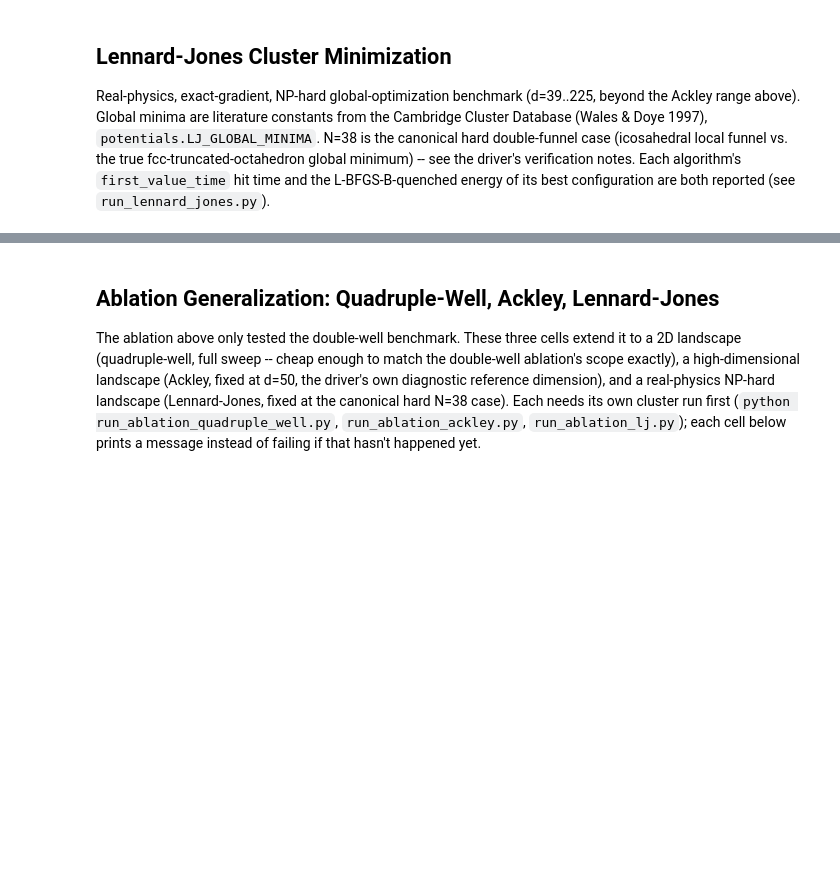
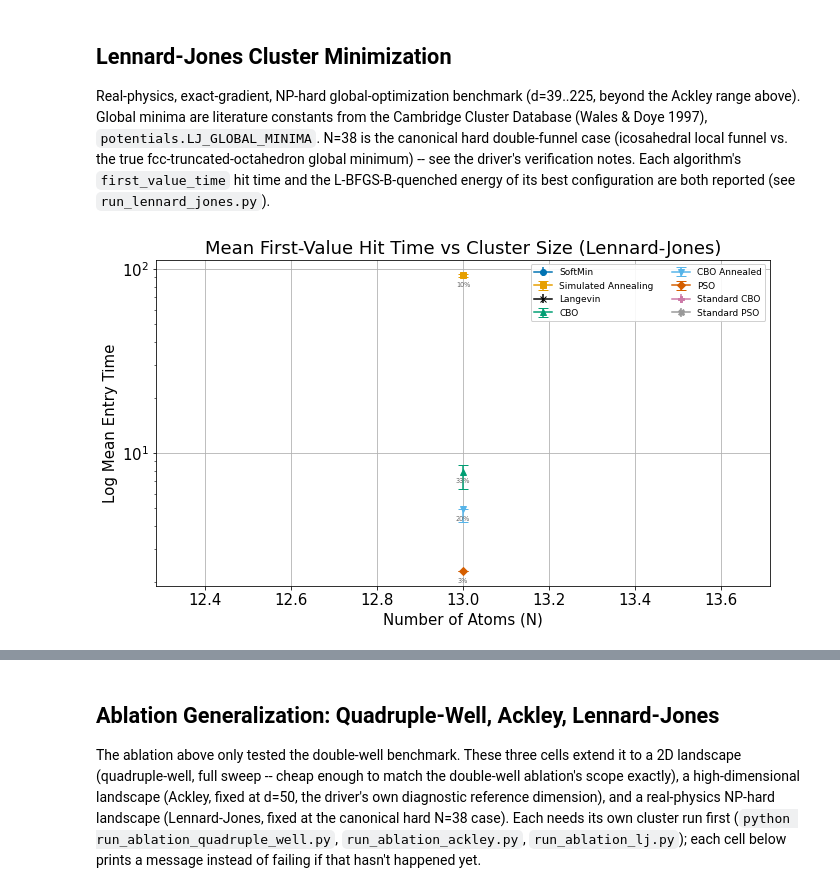
Before and after one commit to SaviozziSamuele/Softmin_v2, a Jupyter notebook: src/ICML_submission_code.ipynb, the cells around one changed output, grey strips where cells are left out. Saved outputs shown, nothing was run; the diff lists cells and outputs as text; code cells hidden in the pictures; blank space fills up the shorter version.

```diff
--- a/src/ICML_submission_code.ipynb
+++ b/src/ICML_submission_code.ipynb
@@ -296,20 +313,29 @@ Real-physics, exact-gradient, NP-hard global-optimization benchmark (d=39..225,
 # %%
 from run_lennard_jones import ALGO_NAMES as LJ_ALGO_NAMES
 from viz import baseline_series
 
 x = [13, 38, 55, 75]
 
 series = baseline_series(
     LJ_ALGO_NAMES, '{a}_t_lennard_jones_n{p}.pkl', '{a}_status_lennard_jones_n{p}.pkl',
 )
 
+# min_reached_frac=0.0 (not the usual 0.5): at this strict, value-space hit-time target, almost
+# no algorithm reaches it within budget at N>=38 (0% reached, every seed times out) -- a 0.5
+# threshold would leave this panel empty. Shown at 0.0 so the honest, sparse picture (partial
+# data only at N=13, where a minority of seeds do reach it) renders with its reached-fraction
+# annotations rather than being suppressed; the quenched-energy-gap panel below is the
+# informative comparison at N>=38, not this one -- see the paper prose.
 fig, ax = plot_entry_time_comparison(
-    min_reached_frac=0.5,
+    min_reached_frac=0.0,
     x=x, results_dir='results', series=series,
     xlabel='Number of Atoms (N)', title='Mean First-Value Hit Time vs Cluster Size (Lennard-Jones)',
     grid=True,
 )
+fig.savefig('../paper/images/lj_hit_time.png', dpi=150, bbox_inches='tight')
 plt.show()
+# %% [output]
+[figure, added]
 # %%
 from run_lennard_jones import ALGO_NAMES as LJ_ALGO_NAMES
 from viz import baseline_series
```
Also changed, not shown: parts of 22 cells of this notebook, 14 other files.
